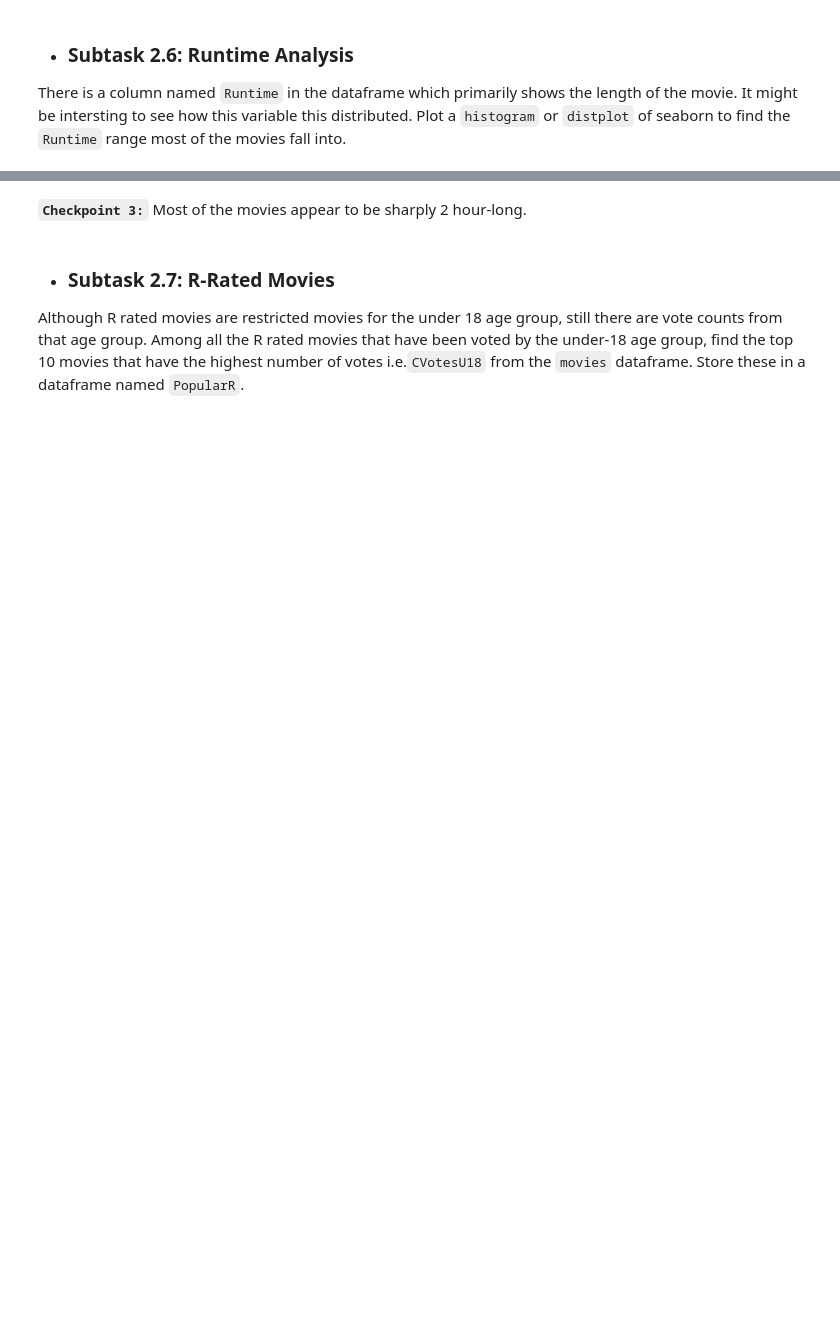
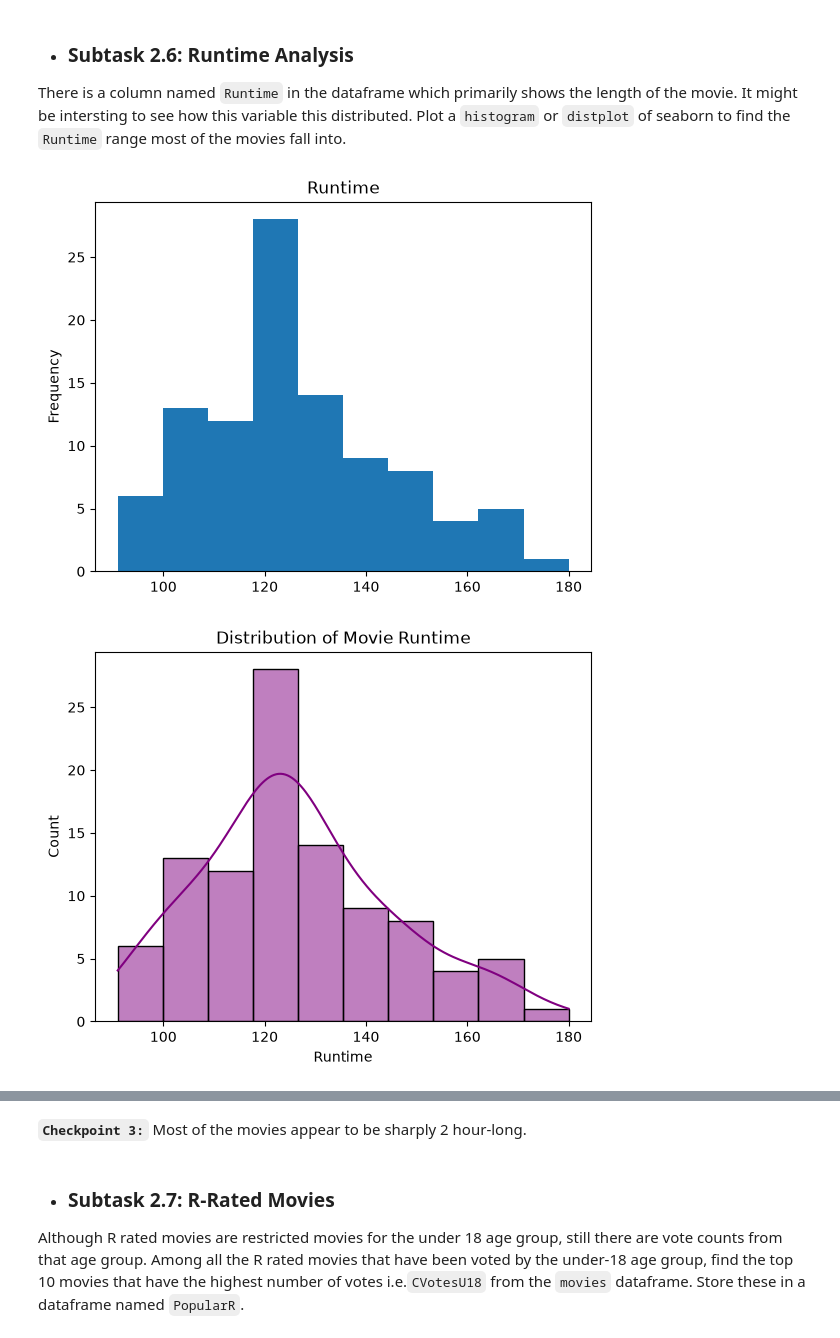
Before and after one commit to rakesh-kumar07/LogicMojo-AI-ML-June26-rakesh, a Jupyter notebook: Movie_Assignment/IMDb+Movie+Assignment.ipynb, the cells around one changed output, grey strips where cells are left out. Saved outputs shown, nothing was run; the diff lists cells and outputs as text; code cells hidden in the pictures; blank space fills up the shorter version.

```diff
--- a/Movie_Assignment/IMDb+Movie+Assignment.ipynb
+++ b/Movie_Assignment/IMDb+Movie+Assignment.ipynb
@@ -270,5 +270,8 @@ As a part of this subtask, you are required to find out the highest rated movies
     - Sort these values in a descending order of `Avg_rating` and retain only the movies with a rating equal to higher than `8` and store these movies in a new dataframe `UniversalAcclaim`.
 # %%
 # Change the scale of MetaCritic
-data['MetaCritic']
+data['MetaCritic']/=10
+
+data['MetaCritic'].unique()
+# data.head()
 # %% [output]
@@ -287,2 +282,6 @@ Name: MetaCritic, Length: 100, dtype: float64
 # %%
 # Find the average ratings
+
+data["Avg_rating"]=(data["MetaCritic"] +data["IMDb_rating"])/2
+data["Avg_rating"]
+# data['Avg_rating'].unique()
@@ -337,0 +504,15 @@ There is a column named `Runtime` in the dataframe which primarily shows the len
+# %%
+# Runtime histogram/density plot
+data[["Runtime","Title"]]
+data.Runtime.plot(kind="hist",title="Runtime")
+plt.show()
+
+
+#seaborn
+import seaborn as sns
+sns.histplot(data=data,x='Runtime',bins=10,kde=True,color='purple')
+plt.title('Distribution of Movie Runtime')
+plt.show()
+# %% [output]
+[figure, added]
+[figure, added]
```
Also changed, not shown: parts of 18 cells of this notebook.
